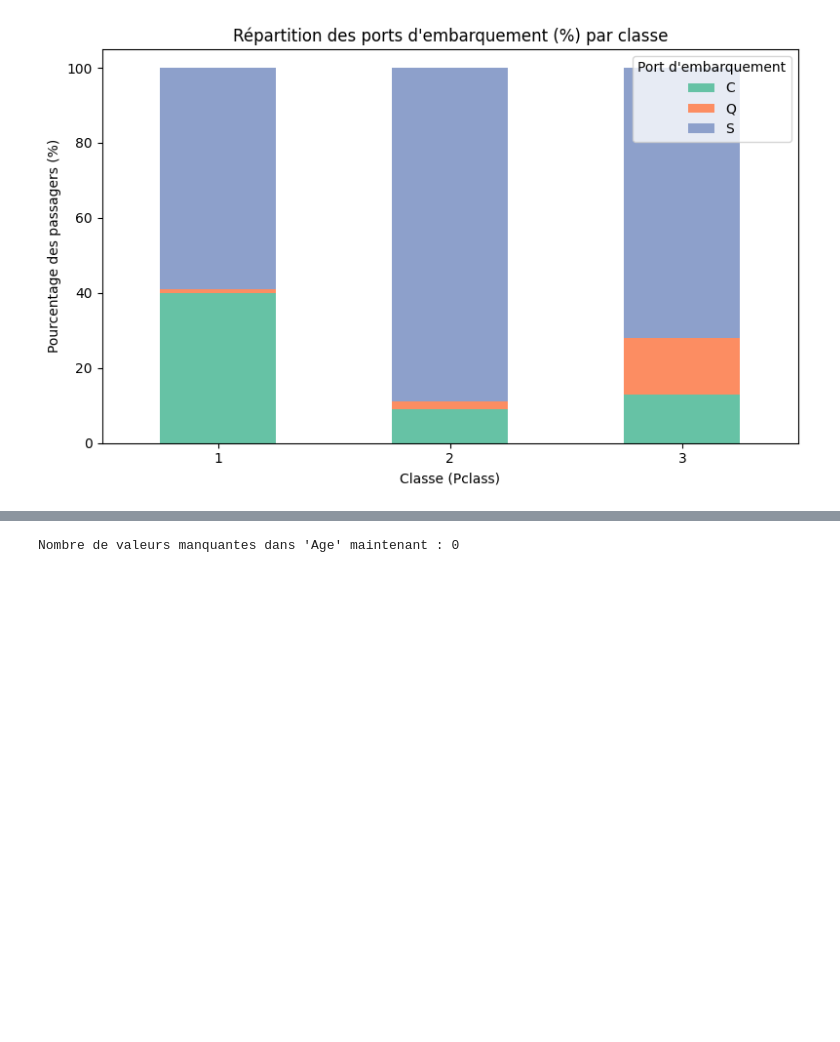
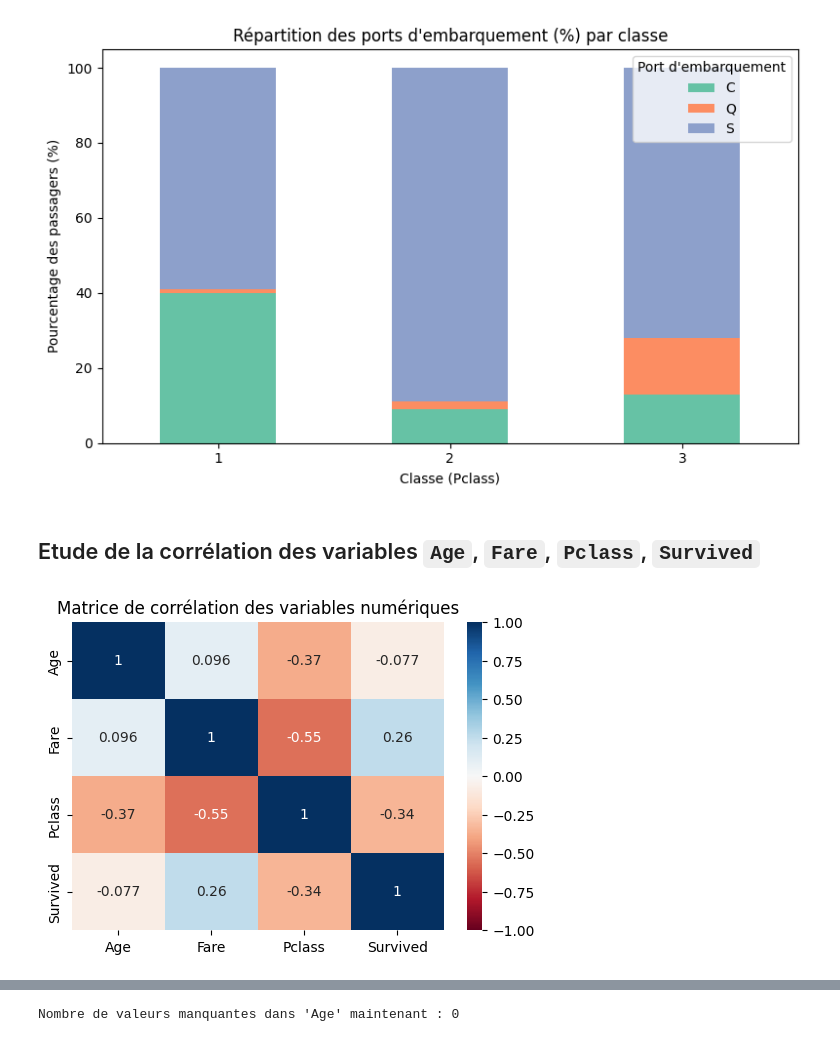
Before and after one commit to HarpieTrax/titanic_kaggle, a Jupyter notebook: Titanic_Kaggle/model.ipynb, the cells around one changed output, grey strips where cells are left out. Drawn from its saved outputs; the diff is of its cells as text; code cells hidden in the pictures; blank space fills up the shorter version.

```diff
--- a/Titanic_Kaggle/model.ipynb
+++ b/Titanic_Kaggle/model.ipynb
@@ -160,3 +299,18 @@ plt.show()
 | 2 | 9% | 2% | 89% |
 | 3 | 13% | 15% | 72% |
 [figure]
+# %% [markdown]
+## Etude de la corrélation des variables `Age`, `Fare`, `Pclass`, `Survived`
+# %%
+num_vars = ['Age', 'Fare', 'Pclass', 'Survived']
+
+# Calcul de la matrice de corrélation
+corr_matrix = train_data[num_vars].corr()
+
+# Visualisation de la matrice avec seaborn
+plt.figure(figsize=(6,4))
+sns.heatmap(corr_matrix, annot=True, cmap='RdBu', vmin=-1, vmax=1)
+plt.title("Matrice de corrélation des variables numériques")
+plt.show()
+# %% [output]
+[figure, added]
```
Also changed, not shown: parts of 31 cells of this notebook, 2 other files.
